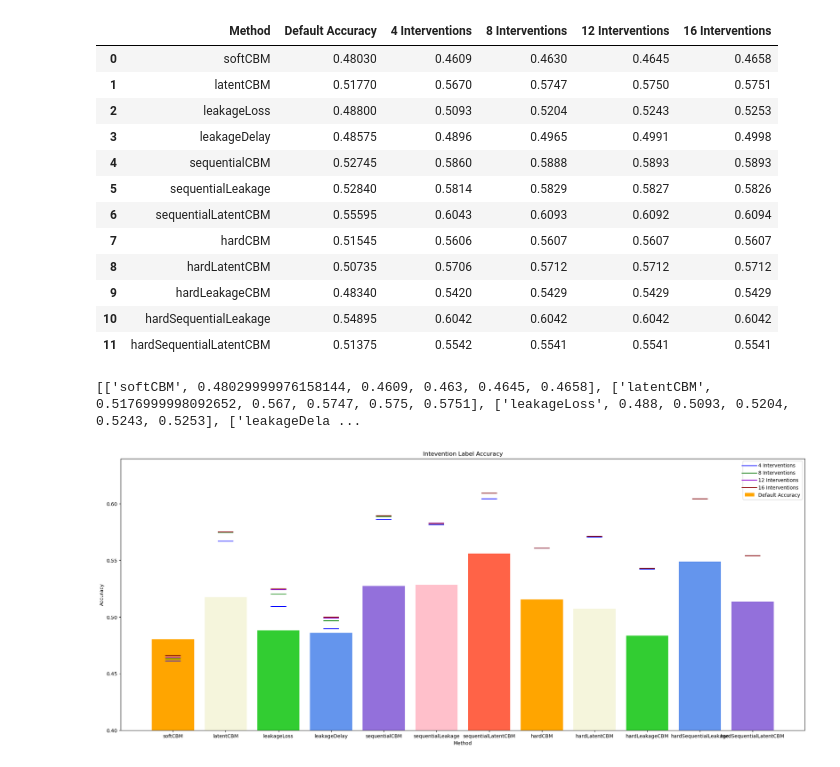
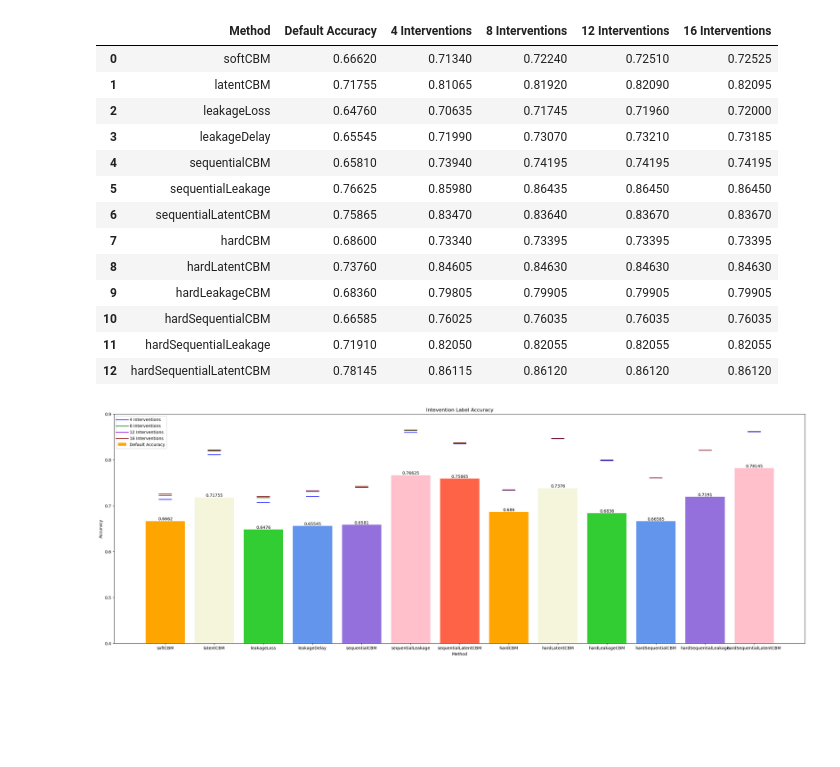
Before and after one commit to Coaster41/ConceptBottleneckLeakage, a Jupyter notebook: experiment_visualizer.ipynb, the cells around one changed output. Cells and saved outputs as stored; diff of their text form; code cells hidden in the pictures; blank space fills up the shorter version.

Commit message:
update visualizer

```diff
--- a/experiment_visualizer.ipynb
+++ b/experiment_visualizer.ipynb
@@ -6,14 +7,15 @@ import numpy as np
 # %%
-config_file = "configs/experiment_results_synthetic.json"
+config_file = "configs/experiment_results_synthetic_easier.json"
 with open(config_file) as json_file:
     results = json.load(json_file)
 
 # experiments = ['baseNN', 'softCBM', 'latentCBM', 'leakageLoss', 'leakageDelay', 'sequentialCBM', 'sequentialLeakage']
 # experiments = ['softCBM', 'latentCBM', 'sequentialLeakage', 'hardCBM', 'hardLatentCBM', 'hardLeakageCBM', 'hardSequentialLeakage']
 # experiments = ['sequentialCBM', 'sequentialLatentCBM', 'sequentialLeakage', 'hardSequentialLeakage', 'hardSequentialLatentCBM']
-experiments = ['baseNN', 'softCBM', 'latentCBM', 'leakageLoss', 'leakageDelay', 'sequentialCBM', 'sequentialLeakage', 'sequentialLatentCBM', 'hardCBM', 'hardLatentCBM', 'hardLeakageCBM', 'hardSequentialLeakage', 'hardSequentialLatentCBM']
+experiments = ['baseNN', 'softCBM', 'latentCBM', 'leakageLoss', 'leakageDelay', 'sequentialCBM', 'sequentialLeakage', 'sequentialLatentCBM', 'hardCBM', 'hardLatentCBM', 'hardLeakageCBM', 'hardSequentialCBM', 'hardSequentialLeakage', 'hardSequentialLatentCBM']
+# experiments = ['baseNN', 'hardCBM', 'hardSequentialLeakage', 'hardSequentialLatentCBM']
 headers = ["Method", "Loss", "Label Accuracy", "Label Loss", "Concept Accuracy", "Concept Loss", "Latent Loss"]
-headers = ["Method", "Label Accuracy", "Concept Accuracy", "Latent Loss"]
+headers = ["Method", "Label Accuracy", "Concept Accuracy"]
 expr_results = []
 for expr in experiments:
     expr_result = [expr]
@@ -57,5 +59,9 @@ plt.show()
 # %%
-experiments = ['softCBM', 'latentCBM', 'leakageLoss', 'leakageDelay', 'sequentialCBM', 'sequentialLeakage', 'sequentialLatentCBM', 'hardCBM', 'hardLatentCBM', 'hardLeakageCBM', 'hardSequentialLeakage', 'hardSequentialLatentCBM']
+config_file = "configs/synthetic_trials/experiment_results_synthetic_1.json"
+with open(config_file) as json_file:
+    results = json.load(json_file)
+experiments = ['softCBM', 'latentCBM', 'leakageLoss', 'leakageDelay', 'sequentialCBM', 'sequentialLeakage', 'sequentialLatentCBM', 'hardCBM', 'hardLatentCBM', 'hardLeakageCBM', 'hardSequentialCBM', 'hardSequentialLeakage', 'hardSequentialLatentCBM']
+# experiments = ['hardCBM', 'hardSequentialLeakage', 'hardSequentialLatentCBM']
 headers = ["Method", "Label Accuracy", "Intervention Label Accuracy"]
 expr_results = []
 for expr in experiments:
@@ -69,54 +75,45 @@ df = pd.DataFrame.from_records(expr_results, columns=headers)
 display(df)
 # %% [output]
 |  | Method | Default Accuracy | 4 Interventions | 8 Interventions | 12 Interventions | 16 Interventions |
-| 0 | softCBM | 0.48030 | 0.4609 | 0.4630 | 0.4645 | 0.4658 |
-| 1 | latentCBM | 0.51770 | 0.5670 | 0.5747 | 0.5750 | 0.5751 |
-| 2 | leakageLoss | 0.48800 | 0.5093 | 0.5204 | 0.5243 | 0.5253 |
-| 3 | leakageDelay | 0.48575 | 0.4896 | 0.4965 | 0.4991 | 0.4998 |
-| 4 | sequentialCBM | 0.52745 | 0.5860 | 0.5888 | 0.5893 | 0.5893 |
-| 5 | sequentialLeakage | 0.52840 | 0.5814 | 0.5829 | 0.5827 | 0.5826 |
-| 6 | sequentialLatentCBM | 0.55595 | 0.6043 | 0.6093 | 0.6092 | 0.6094 |
-| 7 | hardCBM | 0.51545 | 0.5606 | 0.5607 | 0.5607 | 0.5607 |
-| 8 | hardLatentCBM | 0.50735 | 0.5706 | 0.5712 | 0.5712 | 0.5712 |
-| 9 | hardLeakageCBM | 0.48340 | 0.5420 | 0.5429 | 0.5429 | 0.5429 |
-| 10 | hardSequentialLeakage | 0.54895 | 0.6042 | 0.6042 | 0.6042 | 0.6042 |
-| 11 | hardSequentialLatentCBM | 0.51375 | 0.5542 | 0.5541 | 0.5541 | 0.5541 |
+| 0 | softCBM | 0.66620 | 0.71340 | 0.72240 | 0.72510 | 0.72525 |
+| 1 | latentCBM | 0.71755 | 0.81065 | 0.81920 | 0.82090 | 0.82095 |
+| 2 | leakageLoss | 0.64760 | 0.70635 | 0.71745 | 0.71960 | 0.72000 |
+| 3 | leakageDelay | 0.65545 | 0.71990 | 0.73070 | 0.73210 | 0.73185 |
+| 4 | sequentialCBM | 0.65810 | 0.73940 | 0.74195 | 0.74195 | 0.74195 |
+| 5 | sequentialLeakage | 0.76625 | 0.85980 | 0.86435 | 0.86450 | 0.86450 |
+| 6 | sequentialLatentCBM | 0.75865 | 0.83470 | 0.83640 | 0.83670 | 0.83670 |
+| 7 | hardCBM | 0.68600 | 0.73340 | 0.73395 | 0.73395 | 0.73395 |
+| 8 | hardLatentCBM | 0.73760 | 0.84605 | 0.84630 | 0.84630 | 0.84630 |
+| 9 | hardLeakageCBM | 0.68360 | 0.79805 | 0.79905 | 0.79905 | 0.79905 |
+| 10 | hardSequentialCBM | 0.66585 | 0.76025 | 0.76035 | 0.76035 | 0.76035 |
+| 11 | hardSequentialLeakage | 0.71910 | 0.82050 | 0.82055 | 0.82055 | 0.82055 |
+| 12 | hardSequentialLatentCBM | 0.78145 | 0.86115 | 0.86120 | 0.86120 | 0.86120 |
-# %%
-print(expr_results)
-# %% [output]
-[['softCBM', 0.48029999976158144, 0.4609, 0.463, 0.4645, 0.4658], ['latentCBM', 0.5176999998092652, 0.567, 0.5747, 0.575, 0.5751], ['leakageLoss', 0.488, 0.5093, 0.5204, 0.5243, 0.5253], ['leakageDela ...
 # %%
-# Set the width of the bars
-# Set the positions of the bars on the x-axis
-# r1 = np.arange(len(experiments))
-# r2 = [x + bar_width for x in r1]
-
-# print(df["Default Accuracy"])
-# Create the bar plot
 colors = ['orange', 'beige', 'limegreen', 'cornflowerblue', 'mediumpurple', 'pink', 'tomato']
-plt.figure(figsize=(25,10))
-plt.bar(experiments, df["Default Accuracy"], color=colors, label='Default Accuracy')
+plt.figure(figsize=(30,10))
+bar = plt.bar(experiments, df["Default Accuracy"], color=colors, label='Default Accuracy')
+plt.bar_label(bar, label_type='edge')
 plt.scatter(experiments, df["4 Interventions"], color='blue', label='4 Interventions', marker="_", s=1000)
 plt.scatter(experiments, df["8 Interventions"], color='green', label='8 Interventions', marker="_", s=1000)
 plt.scatter(experiments, df["12 Interventions"], color='darkviolet', label='12 Interventions', marker="_", s=1000)
 plt.scatter(experiments, df["16 Interventions"], color='darkred', label='16 Interventions', marker="_", s=1000)
-plt.ylim(bottom=0.4)
+plt.ylim(bottom=0.4, top=0.9)
 # plt.bar(r2, df["4 Interventions"], color='red', width=bar_width, label='Group 2')
 
 # Add labels to the x-axis
 plt.xlabel('Method')
 # plt.xticks([r + bar_width/2 for r in range(len(headers))], headers)
 
 # Add a y-axis label
 plt.ylabel('Accuracy')
 
 # Add a title to the plot
 plt.title('Intevention Label Accuracy')
 
 # Add a legend
 plt.legend()
 
 # Show the plot
 plt.show()
 # %% [output]
-[figure, old version]
+[figure, new version]
```
Also changed, not shown: parts of 5 cells of this notebook.
